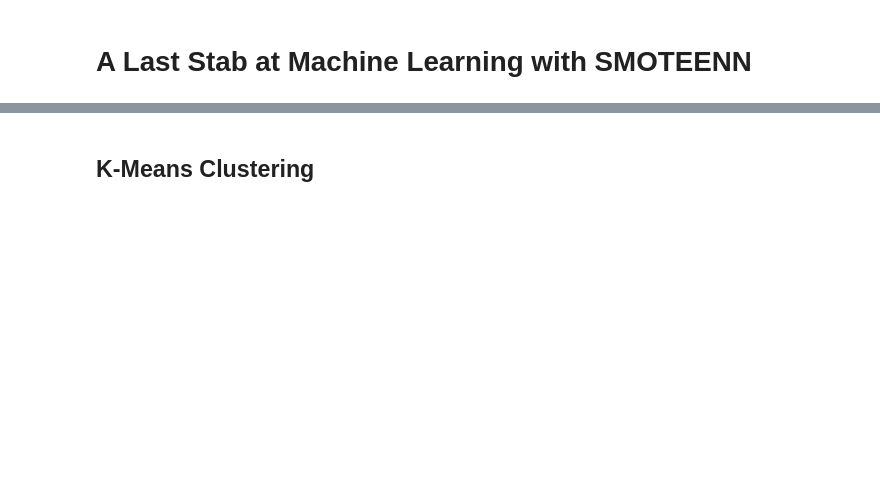
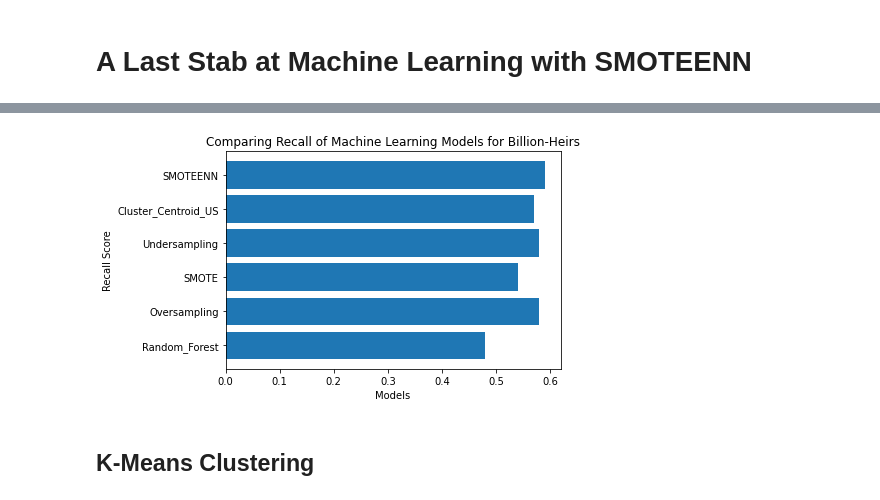
Before and after one commit to SarahMason2015/Billionaires, a Jupyter notebook: BillionairesDataML.ipynb, the cells around one changed output, grey strips where cells are left out. Drawn from its saved outputs; the diff is of its cells as text; code cells hidden in the pictures; blank space fills up the shorter version.

```diff
--- a/BillionairesDataML.ipynb
+++ b/BillionairesDataML.ipynb
@@ -434,0 +543,4 @@ y_resampled = 0
+# %%
+recall = [['Random_Forest', 0.48],['Oversampling', 0.58],['SMOTE', 0.54],['Undersampling', 0.58],['Cluster_Centroid_US', 0.57],['SMOTEENN',  0.59]]
+recall_df = pd.DataFrame(recall, columns = ['ML_Model','Recall'])
+recall_df
@@ -435,3 +555,14 @@ y_resampled = 0
+# %%
+rx = recall_df['ML_Model']
+ry = recall_df['Recall']
+# %%
+plt.barh(rx, ry, align='center', alpha = 1.0)
+plt.xlabel('Models')
+plt.ylabel('Recall Score')
+plt.title('Comparing Recall of Machine Learning Models for Billion-Heirs')
+plt.show()
+# %% [output]
+[figure, added]
 # %% [markdown]
 ## K-Means Clustering
 # %%
```
Also changed, not shown: parts of 46 cells of this notebook.
